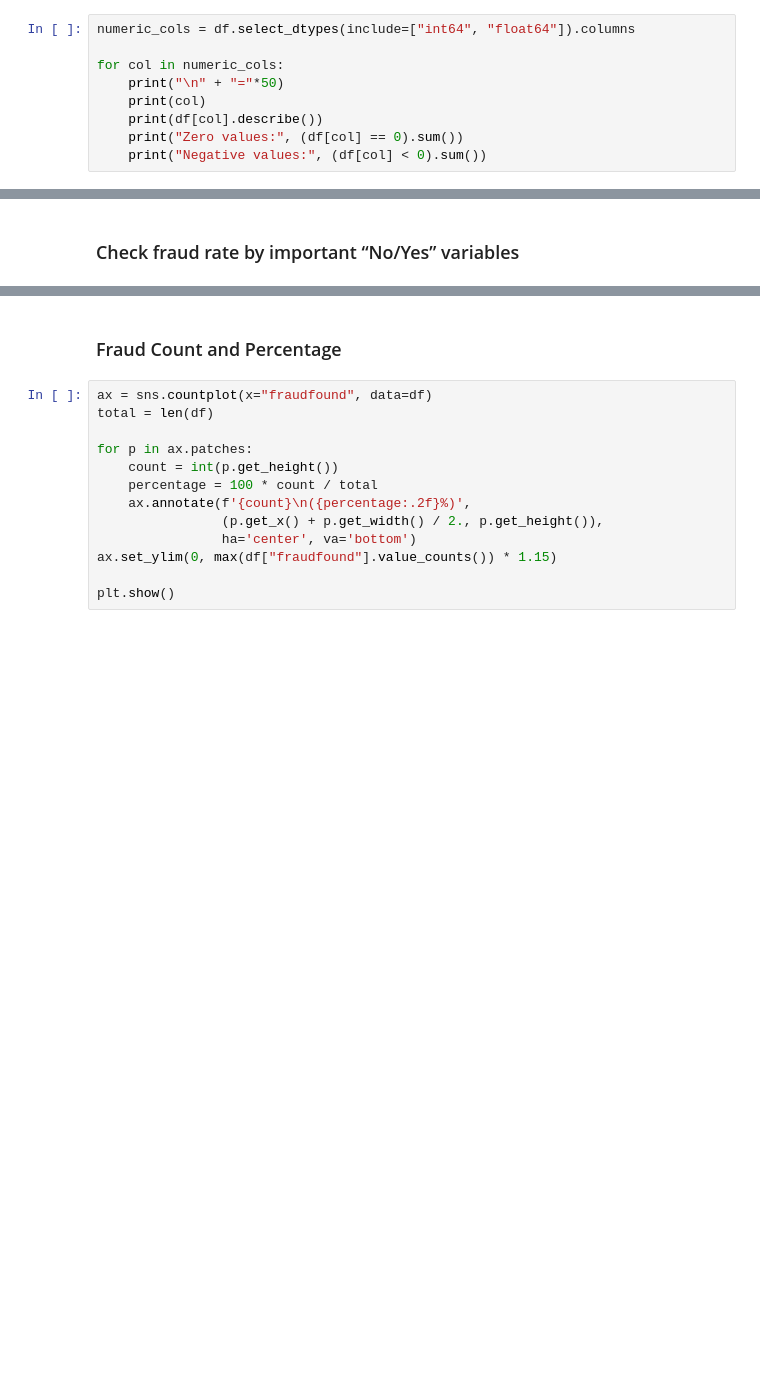
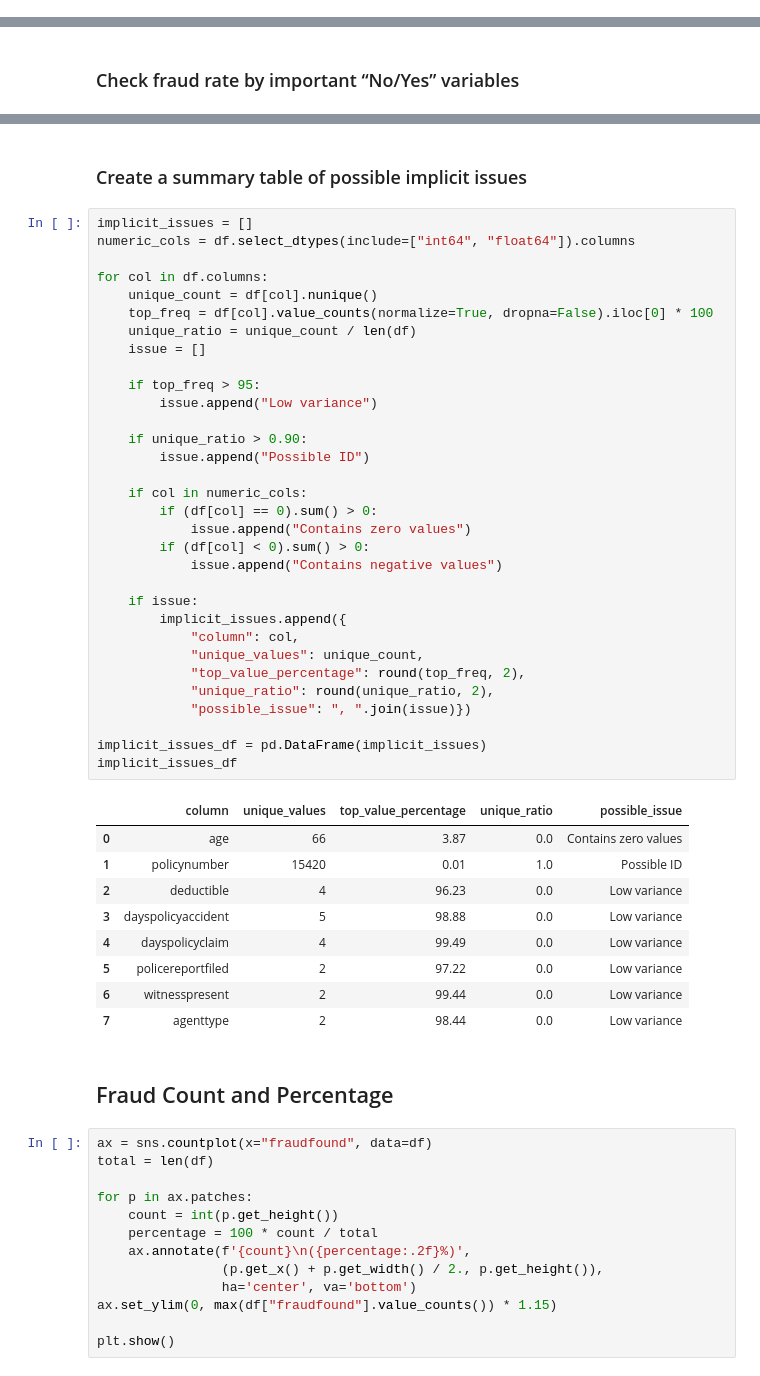
Before and after one commit to 1manvi/ML-Credit-Card-Fraud-2026, a Jupyter notebook: EDA_MiniPresentation.ipynb, the cells around one changed output, grey strips where cells are left out. Cells and saved outputs as stored; diff of their text form; blank space fills up the shorter version.

```diff
--- a/EDA_MiniPresentation.ipynb
+++ b/EDA_MiniPresentation.ipynb
@@ -165,12 +134,3 @@ Negative values: 0
-# %%
-numeric_cols = df.select_dtypes(include=["int64", "float64"]).columns
-
-for col in numeric_cols:
-    print("\n" + "="*50)
-    print(col)
-    print(df[col].describe())
-    print("Zero values:", (df[col] == 0).sum())
-    print("Negative values:", (df[col] < 0).sum())
 # %% [markdown]
 ### Specifically check unrealistic ages
 # %%
@@ -253,5 +250,49 @@ for col in important_binary_cols:
+# %% [markdown]
+### Create a summary table of possible implicit issues
+# %%
+implicit_issues = []
+numeric_cols = df.select_dtypes(include=["int64", "float64"]).columns
+
+for col in df.columns:
+    unique_count = df[col].nunique()
+    top_freq = df[col].value_counts(normalize=True, dropna=False).iloc[0] * 100
+    unique_ratio = unique_count / len(df)
+    issue = []
+
+    if top_freq > 95:
+        issue.append("Low variance")
+
+    if unique_ratio > 0.90:
+        issue.append("Possible ID")
+
+    if col in numeric_cols:
+        if (df[col] == 0).sum() > 0:
+            issue.append("Contains zero values")
+        if (df[col] < 0).sum() > 0:
+            issue.append("Contains negative values")
+
+    if issue:
+        implicit_issues.append({
+            "column": col,
+            "unique_values": unique_count,
+            "top_value_percentage": round(top_freq, 2),
+            "unique_ratio": round(unique_ratio, 2),
+            "possible_issue": ", ".join(issue)})
+
+implicit_issues_df = pd.DataFrame(implicit_issues)
+implicit_issues_df
+# %% [output]
+|  | column | unique_values | top_value_percentage | unique_ratio | possible_issue |
+| 0 | age | 66 | 3.87 | 0.0 | Contains zero values |
+| 1 | policynumber | 15420 | 0.01 | 1.0 | Possible ID |
+| 2 | deductible | 4 | 96.23 | 0.0 | Low variance |
+| 3 | dayspolicyaccident | 5 | 98.88 | 0.0 | Low variance |
+| 4 | dayspolicyclaim | 4 | 99.49 | 0.0 | Low variance |
+| 5 | policereportfiled | 2 | 97.22 | 0.0 | Low variance |
+| 6 | witnesspresent | 2 | 99.44 | 0.0 | Low variance |
+| 7 | agenttype | 2 | 98.44 | 0.0 | Low variance |
 # %% [markdown]
-### Fraud Count and Percentage
+## Fraud Count and Percentage
 # %%
 ax = sns.countplot(x="fraudfound", data=df)
 total = len(df)
```
Also changed, not shown: parts of 11 cells of this notebook.
